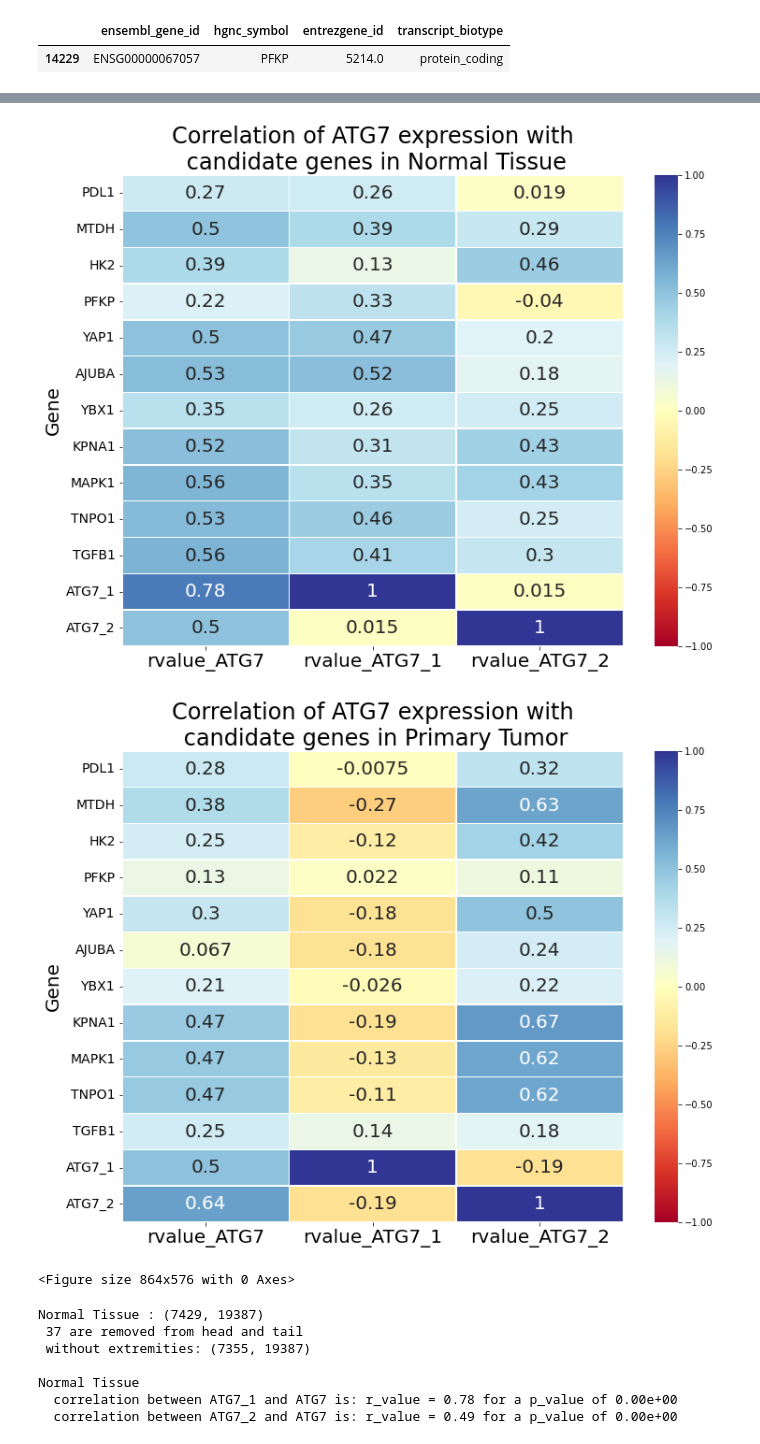
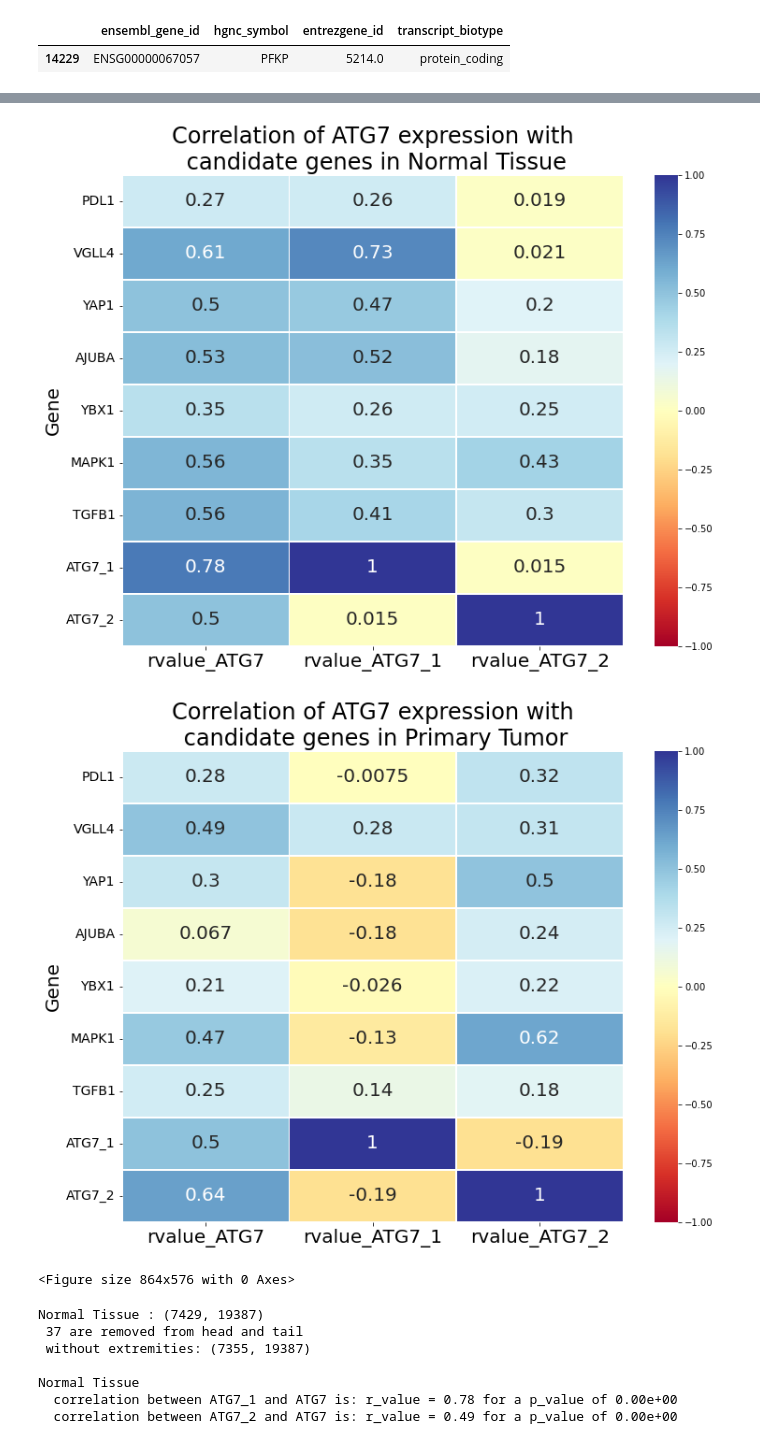
Before and after one commit to Keviosta/Article_short_isoform_ATG7_private, a Jupyter notebook: ATG7/atg7_all_tissue_analyse/ATG7_correlated_genes/all_organs_ATG7_isoform_correlation_Candidate_genes-intervals.ipynb, the cells around one changed output, grey strips where cells are left out. Cells and saved outputs as stored; diff of their text form; code cells hidden in the pictures.

```diff
--- a/ATG7/atg7_all_tissue_analyse/ATG7_correlated_genes/all_organs_ATG7_isoform_correlation_Candidate_genes-intervals.ipynb
+++ b/ATG7/atg7_all_tissue_analyse/ATG7_correlated_genes/all_organs_ATG7_isoform_correlation_Candidate_genes-intervals.ipynb
@@ -80,6 +93,7 @@ all_tissue_used = [[ensembl_normal_atg7_proteinGE,'Normal Tissue'],
                    [ensembl_primary_atg7_proteinGE,'Primary Tumor']]
 
 PDL1 = 'ENSG00000120217'
+VGLL4 = 'ENSG00000144560'
 HK2 = 'ENSG00000159399'
 PFKP = 'ENSG00000067057'
 YAP1 = 'ENSG00000137693'
@@ -106,8 +120,8 @@ for tissue in all_tissue_used:
     rvalue_list_2 = []
     pvalue_list_2 = []
 
-    genes_x = [[PDL1, 'PDL1'], [MTDH,'MTDH'], [HK2, "HK2"], [PFKP,'PFKP'],[YAP1, 'YAP1'],
-               [AJUBA,'AJUBA'], [YBX1,'YBX1'], [KPNA1,'KPNA1'], [MAPK1, 'MAPK1'], [TNPO1,'TNPO1'],
+    genes_x = [[PDL1, 'PDL1'], [VGLL4,'VGLL4'], [YAP1, 'YAP1'],
+               [AJUBA,'AJUBA'], [YBX1,'YBX1'], [MAPK1, 'MAPK1'],
                [TGFB1,'TGFB1'], [ATG7_1,'ATG7_1'], [ATG7_2,'ATG7_2']]
 
     for gene in genes_x:
@@ -131,35 +145,35 @@ for tissue in all_tissue_used:
         r_value, p_value = scipy.stats.spearmanr(x, y2)
         gene_list_2.append(gene[1])
         rvalue_list_2.append(r_value)
         pvalue_list_2.append(p_value)
 
     #create a dictionnary
     d = dict(Gene = gene_list_t, rvalue_ATG7 = rvalue_list_t,
                                  rvalue_ATG7_1 = rvalue_list_1,
                                  rvalue_ATG7_2 = rvalue_list_2)
     #convert to DF
     candidate_corr = pandas.DataFrame.from_dict(d, orient='index')
     candidate_corr = candidate_corr.T
     candidate_corr.set_index('Gene', drop=True, inplace=True)
     candidate_corr = candidate_corr.assign(rvalue_ATG7 = candidate_corr['rvalue_ATG7'].astype(float),
                                            rvalue_ATG7_1 = candidate_corr['rvalue_ATG7_1'].astype(float),
                                            rvalue_ATG7_2 = candidate_corr['rvalue_ATG7_2'].astype(float))
 
     #graph, heatmap
     heatmap = seaborn.heatmap(candidate_corr, annot=True, cmap="RdYlBu", vmin=-1, vmax=1, linewidths=.5)
     plt.title('Correlation of ATG7 expression with\n candidate genes in '+ tissue[1])
     plt.yticks(rotation=0, fontsize=14)
     plt.subplots_adjust(top=1)
     plt.show()
     plt.clf()
 # %% [output]
 findfont: Font family ['FreeSans'] not found. Falling back to DejaVu Sans.
 findfont: Font family ['FreeSans'] not found. Falling back to DejaVu Sans.
 findfont: Font family ['FreeSans'] not found. Falling back to DejaVu Sans.
 findfont: Font family ['FreeSans'] not found. Falling back to DejaVu Sans.
 findfont: Font family ['FreeSans'] not found. Falling back to DejaVu Sans.
-[figure, old version]
+[figure, new version]
-[figure, old version]
+[figure, new version]
 <Figure size 864x576 with 0 Axes>
 # %%
 #Graphic representation, two graphs in one, remove the extremities to have better graph
```
Also changed, not shown: parts of 2 cells of this notebook.
